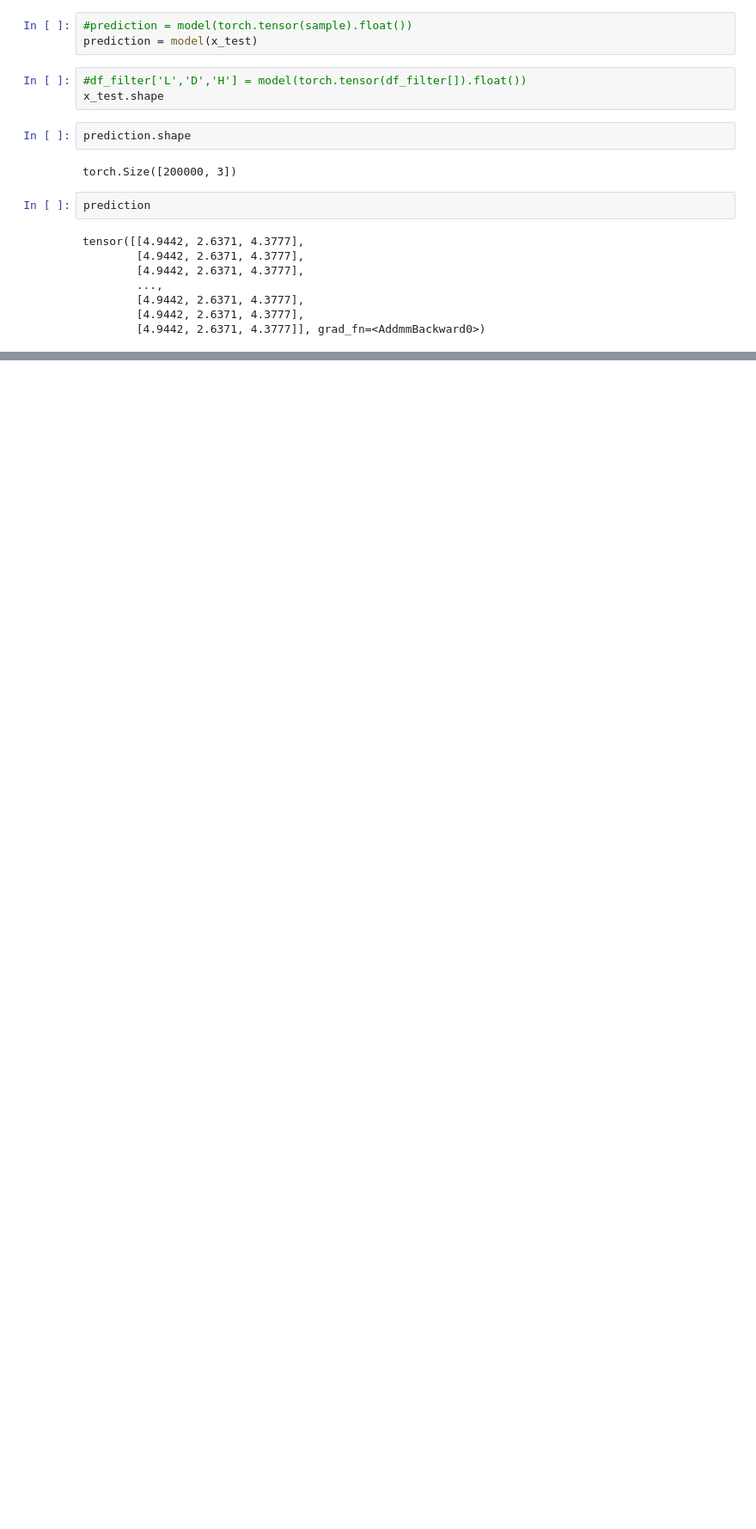
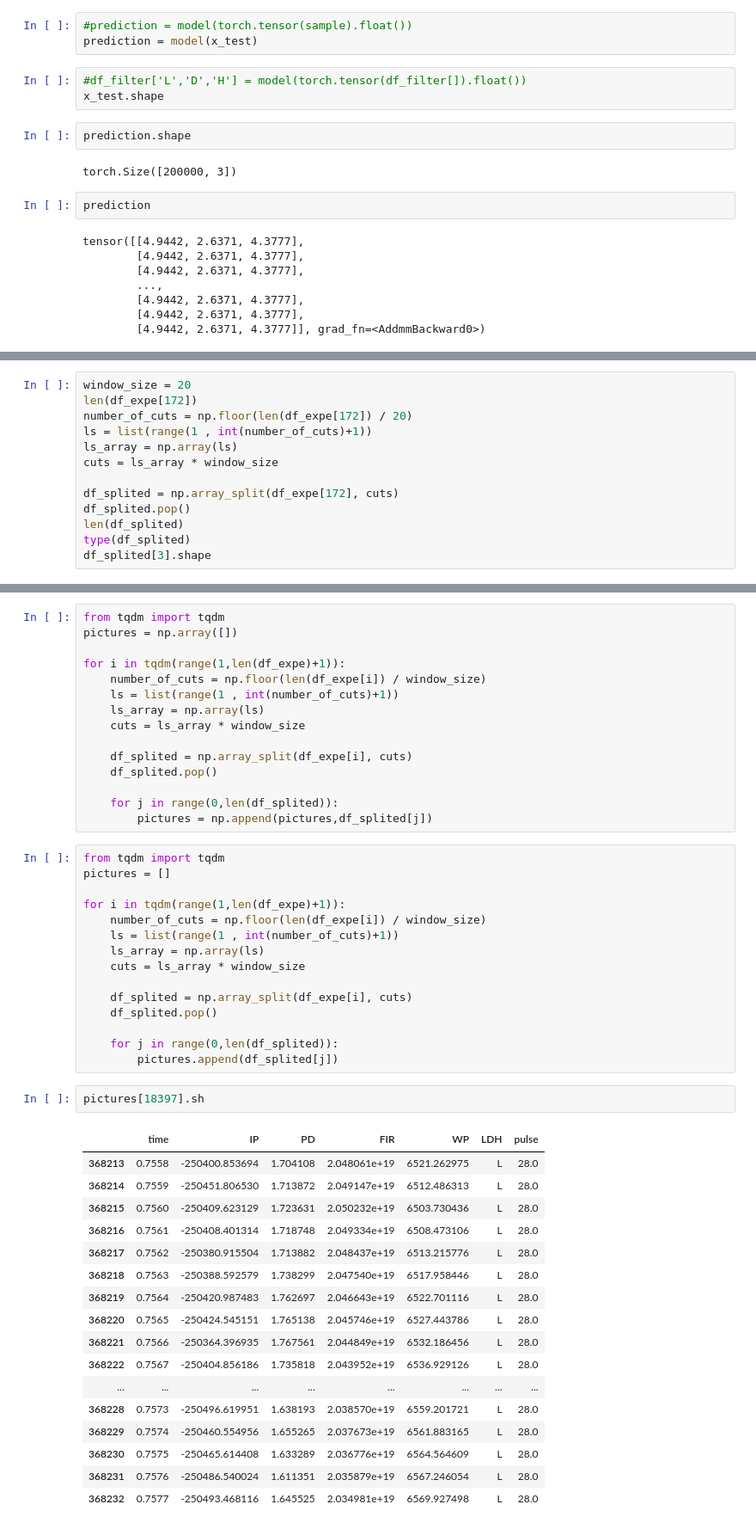
Before and after one commit to AntoineSalaun/Plasma_Mode_Classification, a Jupyter notebook: CNN.ipynb, the cells around one changed output, grey strips where cells are left out. Shown at 86% size. Drawn from its saved outputs; the diff is of its cells as text; blank space fills up the shorter version.

```diff
--- a/CNN.ipynb
+++ b/CNN.ipynb
@@ -359,0 +370,13 @@ tensor([[4.9442, 2.6371, 4.3777],
+# %%
+window_size = 20
+len(df_expe[172])
+number_of_cuts = np.floor(len(df_expe[172]) / 20)
+ls = list(range(1 , int(number_of_cuts)+1))
+ls_array = np.array(ls)
+cuts = ls_array * window_size
+
+df_splited = np.array_split(df_expe[172], cuts)
+df_splited.pop()
+len(df_splited)
+type(df_splited)
+df_splited[3].shape
@@ -359,0 +385,50 @@ tensor([[4.9442, 2.6371, 4.3777],
+# %%
+from tqdm import tqdm
+pictures = np.array([])
+
+for i in tqdm(range(1,len(df_expe)+1)):
+    number_of_cuts = np.floor(len(df_expe[i]) / window_size)
+    ls = list(range(1 , int(number_of_cuts)+1))
+    ls_array = np.array(ls)
+    cuts = ls_array * window_size
+
+    df_splited = np.array_split(df_expe[i], cuts)
+    df_splited.pop()
+
+    for j in range(0,len(df_splited)):
+        pictures = np.append(pictures,df_splited[j])
+# %%
+from tqdm import tqdm
+pictures = []
+
+for i in tqdm(range(1,len(df_expe)+1)):
+    number_of_cuts = np.floor(len(df_expe[i]) / window_size)
+    ls = list(range(1 , int(number_of_cuts)+1))
+    ls_array = np.array(ls)
+    cuts = ls_array * window_size
+
+    df_splited = np.array_split(df_expe[i], cuts)
+    df_splited.pop()
+
+    for j in range(0,len(df_splited)):
+        pictures.append(df_splited[j])
+# %%
+pictures[18397].sh
+# %% [output]
+|  | time | IP | PD | FIR | WP | LDH | pulse |
+| 368213 | 0.7558 | -250400.853694 | 1.704108 | 2.048061e+19 | 6521.262975 | L | 28.0 |
+| 368214 | 0.7559 | -250451.806530 | 1.713872 | 2.049147e+19 | 6512.486313 | L | 28.0 |
+| 368215 | 0.7560 | -250409.623129 | 1.723631 | 2.050232e+19 | 6503.730436 | L | 28.0 |
+| 368216 | 0.7561 | -250408.401314 | 1.718748 | 2.049334e+19 | 6508.473106 | L | 28.0 |
+| 368217 | 0.7562 | -250380.915504 | 1.713882 | 2.048437e+19 | 6513.215776 | L | 28.0 |
+| 368218 | 0.7563 | -250388.592579 | 1.738299 | 2.047540e+19 | 6517.958446 | L | 28.0 |
+| 368219 | 0.7564 | -250420.987483 | 1.762697 | 2.046643e+19 | 6522.701116 | L | 28.0 |
+| 368220 | 0.7565 | -250424.545151 | 1.765138 | 2.045746e+19 | 6527.443786 | L | 28.0 |
+| 368221 | 0.7566 | -250364.396935 | 1.767561 | 2.044849e+19 | 6532.186456 | L | 28.0 |
+| 368222 | 0.7567 | -250404.856186 | 1.735818 | 2.043952e+19 | 6536.929126 | L | 28.0 |
+| ... | ... | ... | ... | ... | ... | ... | ... |
+| 368228 | 0.7573 | -250496.619951 | 1.638193 | 2.038570e+19 | 6559.201721 | L | 28.0 |
+| 368229 | 0.7574 | -250460.554956 | 1.655265 | 2.037673e+19 | 6561.883165 | L | 28.0 |
+| 368230 | 0.7575 | -250465.614408 | 1.633289 | 2.036776e+19 | 6564.564609 | L | 28.0 |
+| 368231 | 0.7576 | -250486.540024 | 1.611351 | 2.035879e+19 | 6567.246054 | L | 28.0 |
+| 368232 | 0.7577 | -250493.468116 | 1.645525 | 2.034981e+19 | 6569.927498 | L | 28.0 |
```
Also changed, not shown: parts of 2 cells of this notebook.
